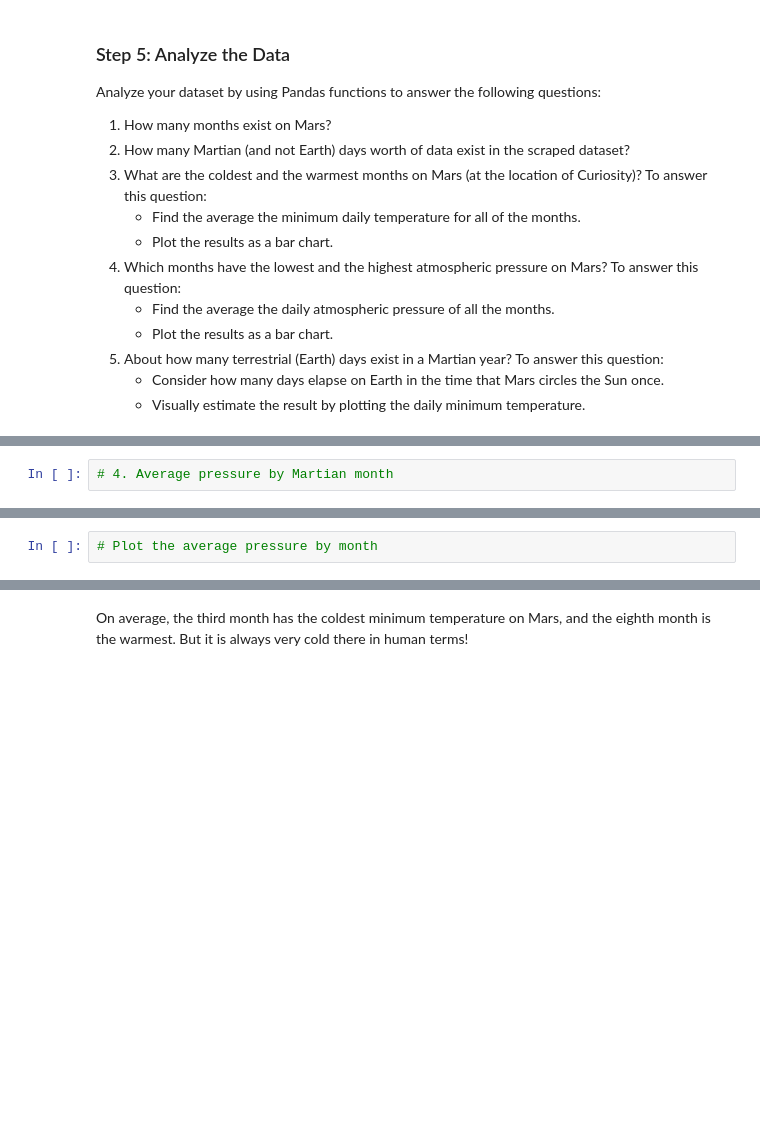
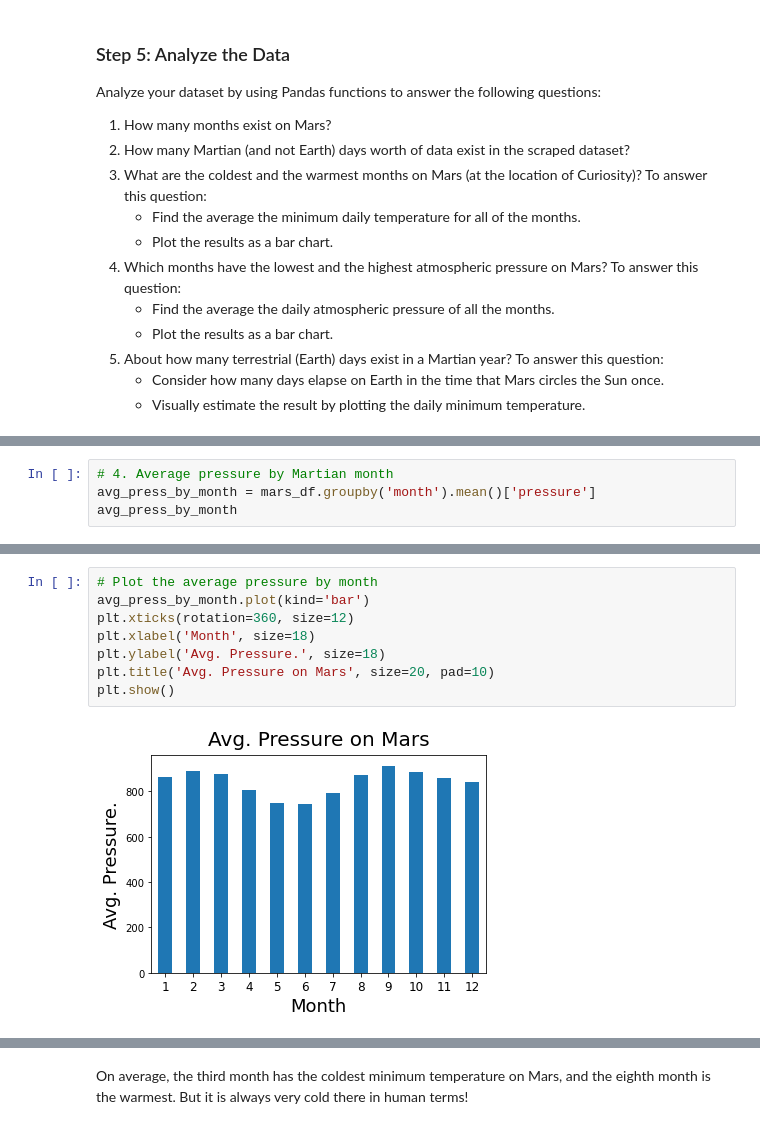
Before and after one commit to jakesb27/mars_web-scraping, a Jupyter notebook: part_2_mars_weather.ipynb, the cells around one changed output, grey strips where cells are left out. Saved outputs shown, nothing was run; the diff lists cells and outputs as text; blank space fills up the shorter version.

```diff
--- a/part_2_mars_weather.ipynb
+++ b/part_2_mars_weather.ipynb
@@ -154,2 +186,4 @@ mars_days
 # %%
 # 4. Average pressure by Martian month
+avg_press_by_month = mars_df.groupby('month').mean()['pressure']
+avg_press_by_month
@@ -156,4 +205,12 @@ mars_days
-# %%
-# Plot the average pressure by month
+# %%
+# Plot the average pressure by month
+avg_press_by_month.plot(kind='bar')
+plt.xticks(rotation=360, size=12)
+plt.xlabel('Month', size=18)
+plt.ylabel('Avg. Pressure.', size=18)
+plt.title('Avg. Pressure on Mars', size=20, pad=10)
+plt.show()
+# %% [output]
+[figure, added]
 # %%
 # 5. How many terrestrial (earth) days are there in a Martian year?
```
Also changed, not shown: parts of 17 cells of this notebook, 1 other file.
